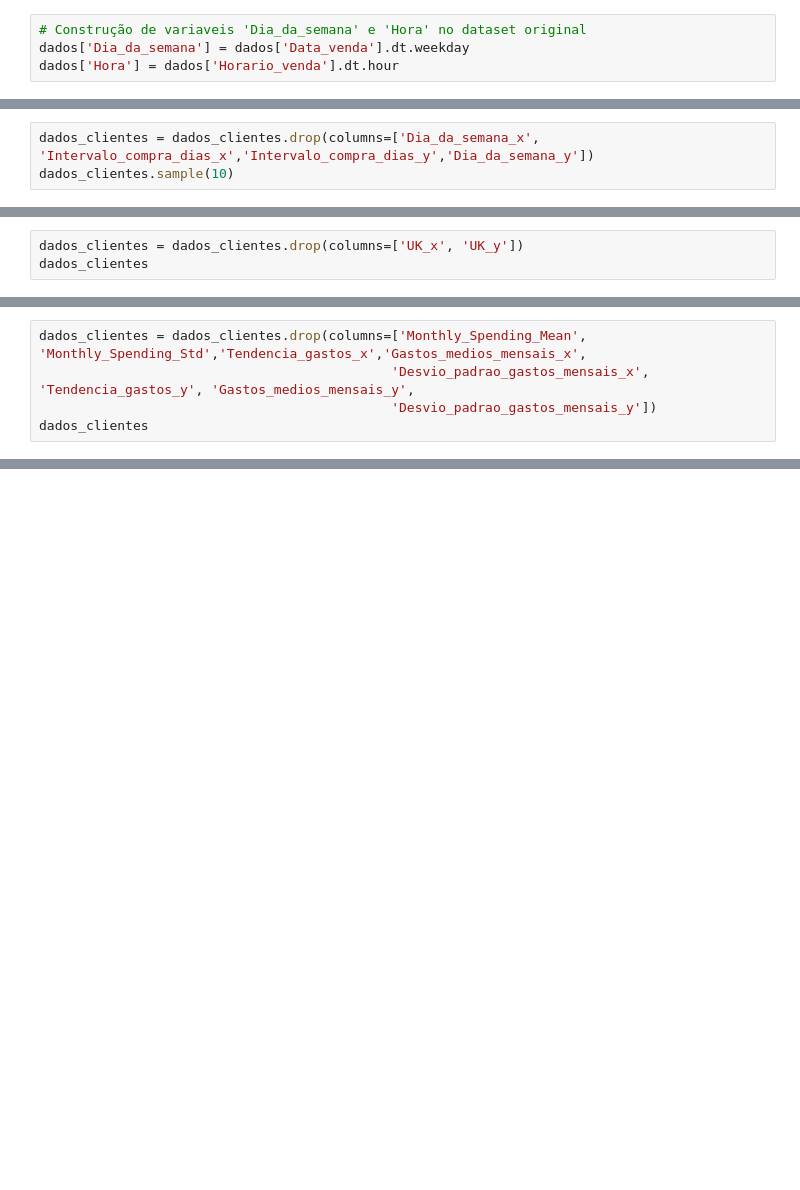
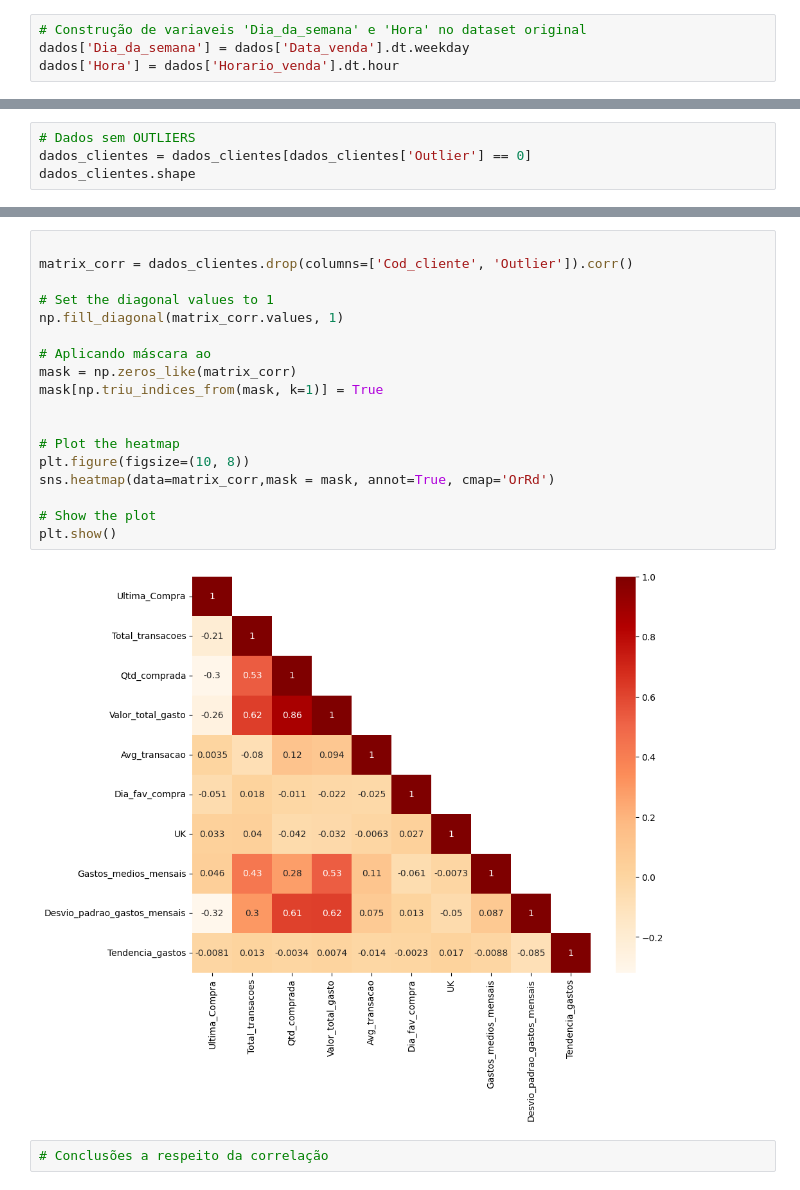
Before and after one commit to alyssonmontovanelli/segmentacao_Clientes_Ecomerce, a Jupyter notebook: EDA/02_EDA_Eng_Atributos_2.ipynb, the cells around one changed output, grey strips where cells are left out. Saved outputs shown, nothing was run; the diff lists cells and outputs as text; blank space fills up the shorter version.

```diff
--- a/EDA/02_EDA_Eng_Atributos_2.ipynb
+++ b/EDA/02_EDA_Eng_Atributos_2.ipynb
@@ -375,3 +336,0 @@ dados_clientes = pd.merge(dados_clientes, dia_favorito, on='Cod_cliente')
-# %%
-dados_clientes = dados_clientes.drop(columns=['Dia_da_semana_x', 'Intervalo_compra_dias_x','Intervalo_compra_dias_y','Dia_da_semana_y'])
-dados_clientes.sample(10)
@@ -458,3 +336,0 @@ dados_clientes = pd.merge(dados_clientes, dados_UK, on = 'Cod_cliente')
-# %%
-dados_clientes = dados_clientes.drop(columns=['UK_x', 'UK_y'])
-dados_clientes
@@ -566,5 +336,0 @@ dados_clientes
-# %%
-dados_clientes = dados_clientes.drop(columns=['Monthly_Spending_Mean', 'Monthly_Spending_Std','Tendencia_gastos_x','Gastos_medios_mensais_x',
-                                             'Desvio_padrao_gastos_mensais_x', 'Tendencia_gastos_y', 'Gastos_medios_mensais_y',
-                                             'Desvio_padrao_gastos_mensais_y'])
-dados_clientes
@@ -644,0 +586,4 @@ dados_clientes
+# %%
+# Dados sem OUTLIERS
+dados_clientes = dados_clientes[dados_clientes['Outlier'] == 0]
+dados_clientes.shape
@@ -644,0 +608,22 @@ dados_clientes
+# %%
+
+matrix_corr = dados_clientes.drop(columns=['Cod_cliente', 'Outlier']).corr()
+
+# Set the diagonal values to 1
+np.fill_diagonal(matrix_corr.values, 1)
+
+# Aplicando máscara ao
+mask = np.zeros_like(matrix_corr)
+mask[np.triu_indices_from(mask, k=1)] = True
+
+
+# Plot the heatmap
+plt.figure(figsize=(10, 8))
+sns.heatmap(data=matrix_corr,mask = mask, annot=True, cmap='OrRd')
+
+# Show the plot
+plt.show()
+# %% [output]
+[figure, added]
+# %%
+# Conclusões a respeito da correlação
```
Also changed, not shown: parts of 64 cells of this notebook, 2 other files.
